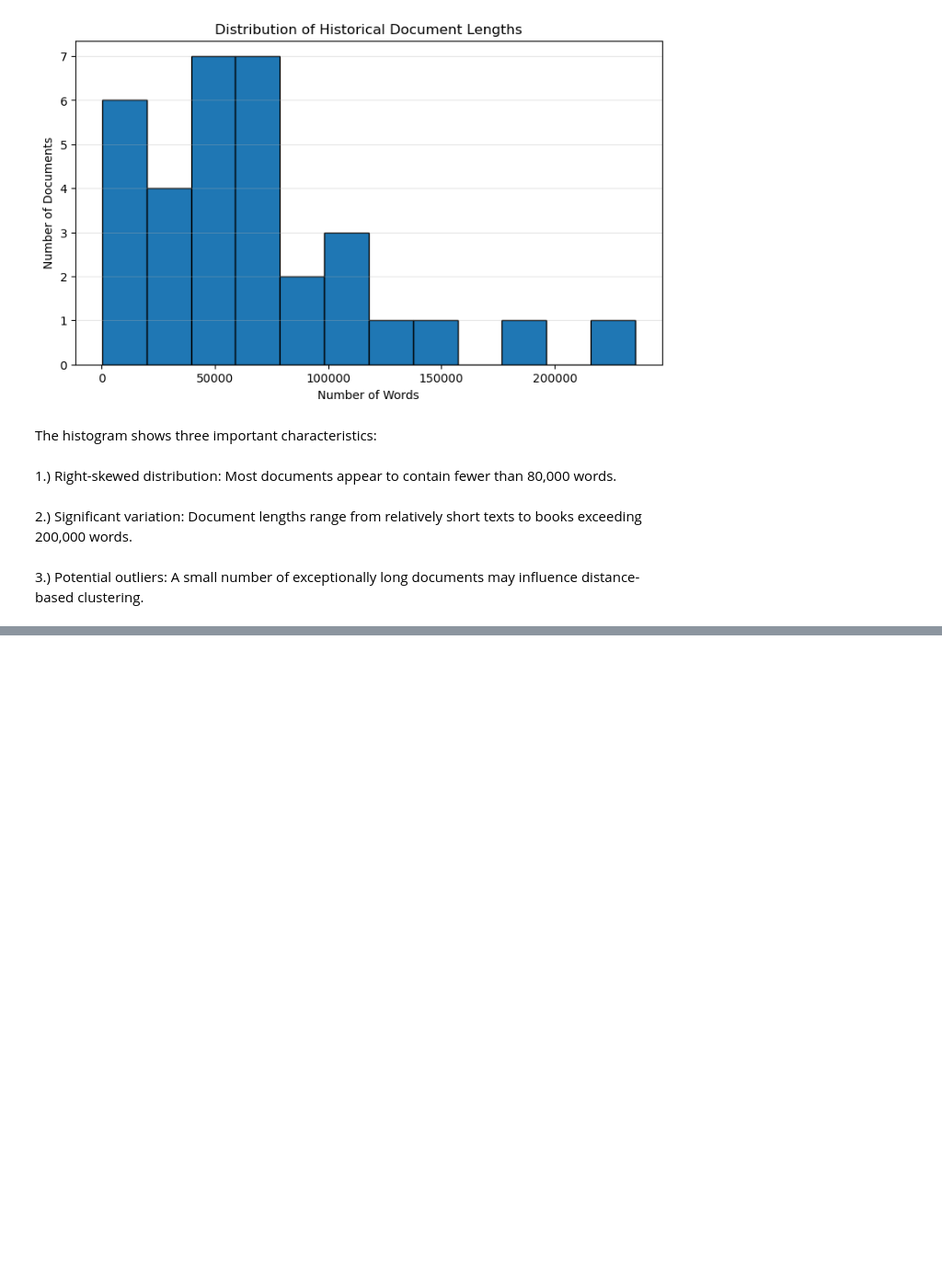
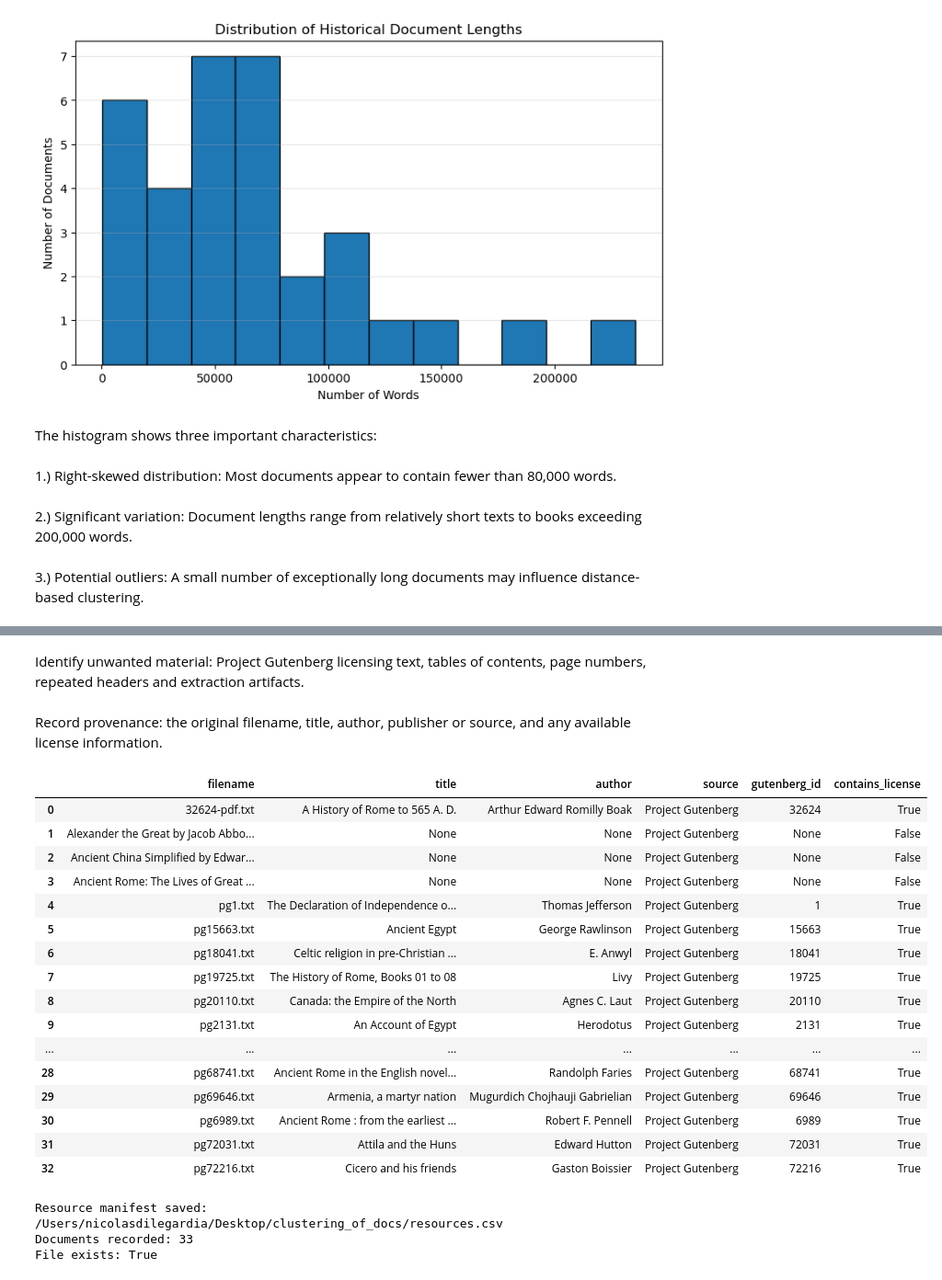
Before and after one commit to nicodlupus/clustering_of_docs, a Jupyter notebook: transformer/DataProcessing.ipynb, the cells around one changed output, grey strips where cells are left out. Shown at 92% size. Drawn from its saved outputs; the diff is of its cells as text; code cells hidden in the pictures; blank space fills up the shorter version.

Commit message:
Identified the resources and saved them

```diff
--- a/transformer/DataProcessing.ipynb
+++ b/transformer/DataProcessing.ipynb
@@ -145,0 +153,65 @@ print("Empty documents:", len(empty_documents))
+# %% [markdown]
+Identify unwanted material: Project Gutenberg licensing text, tables of contents, page numbers, repeated headers and extraction artifacts.
+# %% [markdown]
+Record provenance: the original filename, title, author, publisher or source, and any available license information.
+# %%
+import re
+
+# Create a list to store metadata
+metadata_records = []
+
+# Inspect each transformed .txt
+for txt_path in txt_files:
+
+    # Read original extracted text (no modifications)
+    text = txt_path.read_text(encoding="utf-8")
+
+    # Search for common Gutenberg metadata fields
+    def find_field(field):
+        pattern = rf"(?im)^{field}\s*:\s*(.+)$"
+        match = re.search(pattern, text[:15000])
+        return match.group(1).strip() if match else None
+
+    # Extract Gutenberg identifiers where available
+    gutenberg_id = re.search(
+        r"(?i)(?:EBook|eBook)\s*#?\s*(\d+)|\[Ebook\s+(\d+)\]",
+        text[:15000]
+    )
+
+    book_id = (
+        next((value for value in gutenberg_id.groups() if value), None)
+        if gutenberg_id else None
+    )
+
+    # Record our findings
+    metadata_records.append({
+        "filename": txt_path.name,
+        "title": find_field("Title"),
+        "author": find_field("Author"),
+        "source": "Project Gutenberg" if "Project Gutenberg" in text[:15000] else "Unknown",
+        "gutenberg_id": book_id,
+        "contains_license": "project gutenberg license" in text.lower()
+    })
+
+# Organize the results as a table
+metadata_df = pd.DataFrame(metadata_records)
+
+display(metadata_df)
+# %% [output]
+|  | filename | title | author | source | gutenberg_id | contains_license |
+| 0 | 32624-pdf.txt | A History of Rome to 565 A. D. | Arthur Edward Romilly Boak | Project Gutenberg | 32624 | True |
+| 1 | Alexander the Great by Jacob Abbo... | None | None | Project Gutenberg | None | False |
+| 2 | Ancient China Simplified by Edwar... | None | None | Project Gutenberg | None | False |
+| 3 | Ancient Rome: The Lives of Great ... | None | None | Project Gutenberg | None | False |
+| 4 | pg1.txt | The Declaration of Independence o... | Thomas Jefferson | Project Gutenberg | 1 | True |
+| 5 | pg15663.txt | Ancient Egypt | George Rawlinson | Project Gutenberg | 15663 | True |
+| 6 | pg18041.txt | Celtic religion in pre-Christian ... | E. Anwyl | Project Gutenberg | 18041 | True |
+| 7 | pg19725.txt | The History of Rome, Books 01 to 08 | Livy | Project Gutenberg | 19725 | True |
+| 8 | pg20110.txt | Canada: the Empire of the North | Agnes C. Laut | Project Gutenberg | 20110 | True |
+| 9 | pg2131.txt | An Account of Egypt | Herodotus | Project Gutenberg | 2131 | True |
+| ... | ... | ... | ... | ... | ... | ... |
+| 28 | pg68741.txt | Ancient Rome in the English novel... | Randolph Faries | Project Gutenberg | 68741 | True |
+| 29 | pg69646.txt | Armenia, a martyr nation | Mugurdich Chojhauji Gabrielian | Project Gutenberg | 69646 | True |
+| 30 | pg6989.txt | Ancient Rome : from the earliest ... | Robert F. Pennell | Project Gutenberg | 6989 | True |
+| 31 | pg72031.txt | Attila and the Huns | Edward Hutton | Project Gutenberg | 72031 | True |
+| 32 | pg72216.txt | Cicero and his friends | Gaston Boissier | Project Gutenberg | 72216 | True |
@@ -145,0 +228,9 @@ print("Empty documents:", len(empty_documents))
+# %%
+# verifying
+print("Resource manifest saved:", resources_path)
+print("Documents recorded:", len(metadata_df))
+print("File exists:", resources_path.exists())
+# %% [output]
+Resource manifest saved: /Users/nicolasdilegardia/Desktop/clustering_of_docs/resources.csv
+Documents recorded: 33
+File exists: True
```
Also changed, not shown: parts of 2 cells of this notebook, 1 other file.
